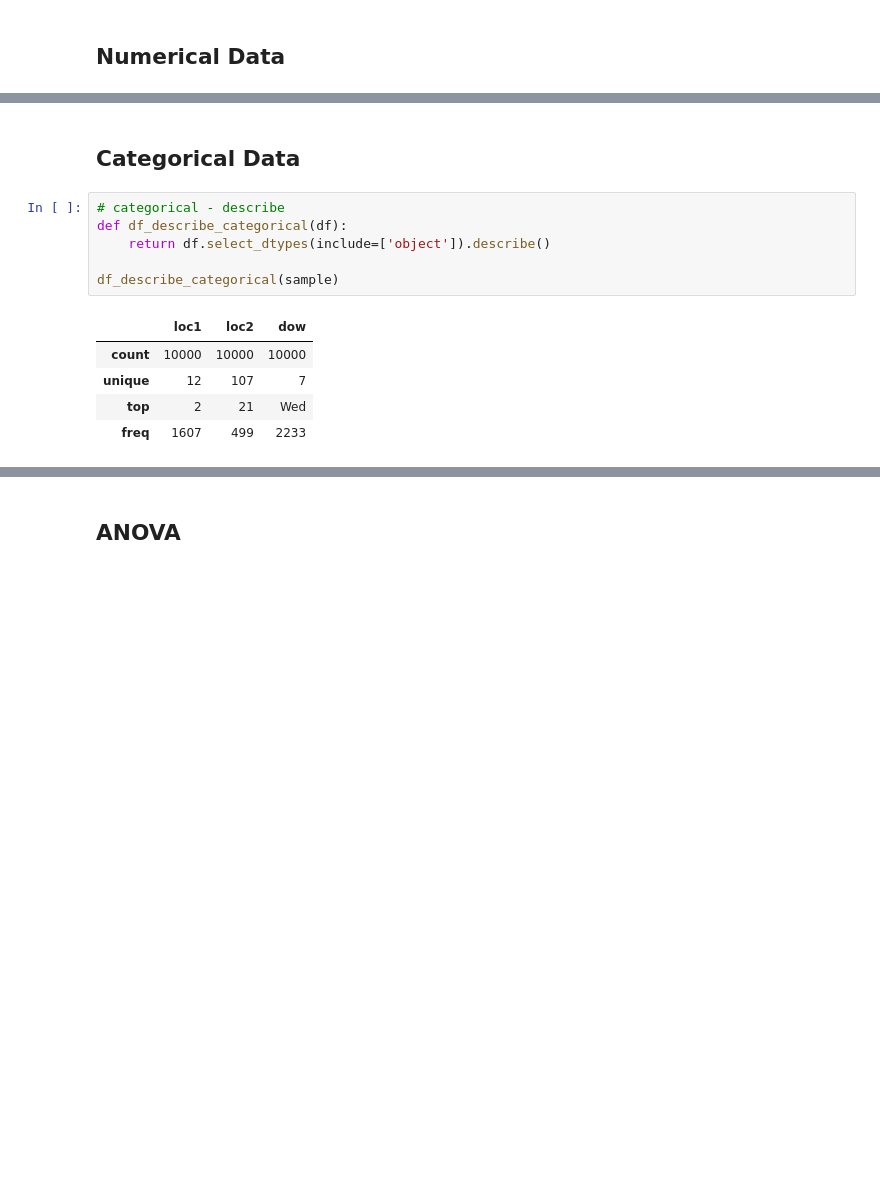
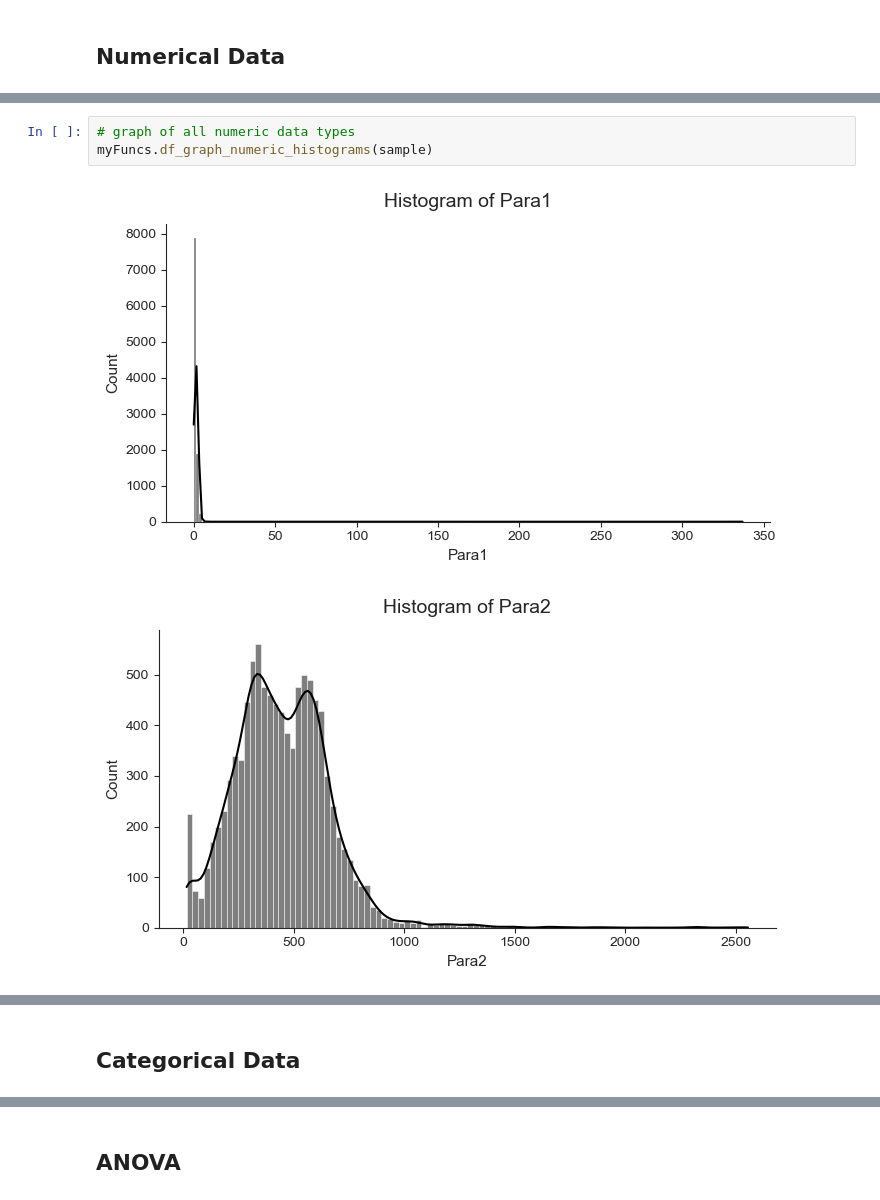
Before and after one commit to PuzzleShuffler/HaenselAMS, a Jupyter notebook: HaenselAMS.ipynb, the cells around one changed output, grey strips where cells are left out. Cells and saved outputs as stored; diff of their text form; blank space fills up the shorter version.

```diff
--- a/HaenselAMS.ipynb
+++ b/HaenselAMS.ipynb
@@ -154,0 +95,6 @@ graph_numeric_histograms(sample)
+# %%
+# graph of all numeric data types
+myFuncs.df_graph_numeric_histograms(sample)
+# %% [output]
+[figure, added]
+[figure, added]
@@ -155,14 +104,2 @@ graph_numeric_histograms(sample)
 # %% [markdown]
 ## Categorical Data
-# %%
-# categorical - describe
-def df_describe_categorical(df):
-    return df.select_dtypes(include=['object']).describe()
-
-df_describe_categorical(sample)
-# %% [output]
-|  | loc1 | loc2 | dow |
-| count | 10000 | 10000 | 10000 |
-| unique | 12 | 107 | 7 |
-| top | 2 | 21 | Wed |
-| freq | 1607 | 499 | 2233 |
```
Also changed, not shown: parts of 34 cells of this notebook, 6 other files.
